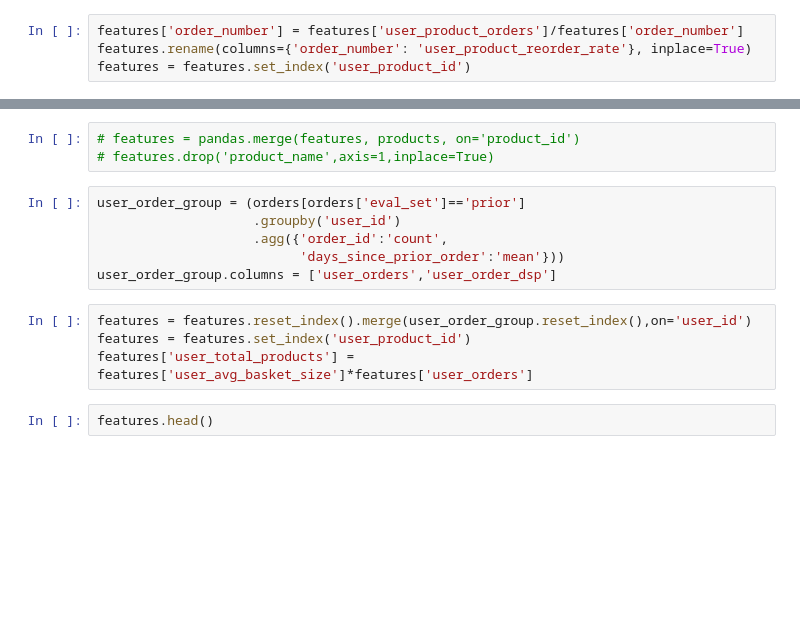
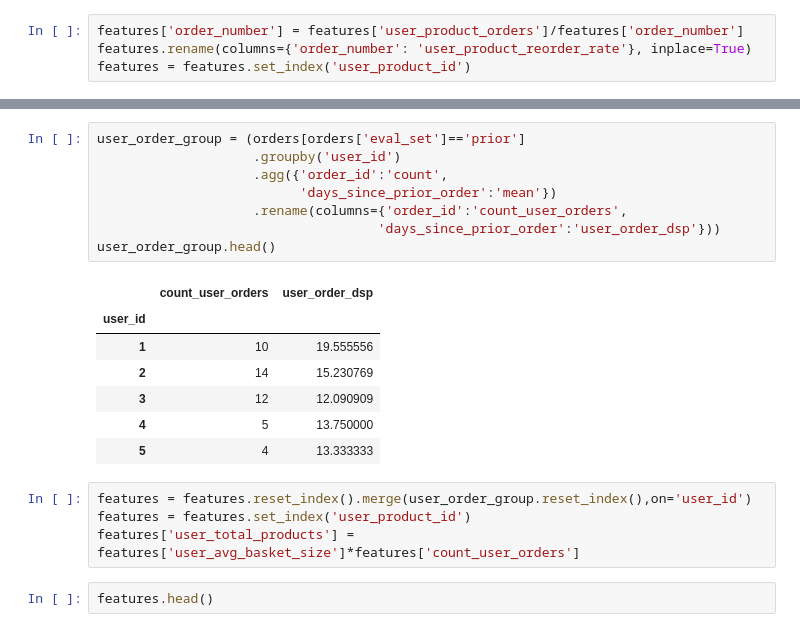
Before and after one commit to Wafic/instacart-kaggle-competition, a Jupyter notebook: kernel_keras_example.ipynb, the cells around one changed output, grey strips where cells are left out. Drawn from its saved outputs; the diff is of its cells as text; blank space fills up the shorter version.

```diff
--- a/kernel_keras_example.ipynb
+++ b/kernel_keras_example.ipynb
@@ -206,19 +226,26 @@ features.head()
 | 19000196 | 19 | 0.333333 | 133 | 39.0 | 5.0 | ... |
 | 21000196 | 21 | 0.030303 | 102 | 30.0 | 3.0 | ... |
 | 31000196 | 31 | 0.100000 | 190 | 66.0 | 3.0 | ... |
-# %%
-# features = pandas.merge(features, products, on='product_id')
-# features.drop('product_name',axis=1,inplace=True)
 # %%
 user_order_group = (orders[orders['eval_set']=='prior']
                     .groupby('user_id')
                     .agg({'order_id':'count',
-                          'days_since_prior_order':'mean'}))
-user_order_group.columns = ['user_orders','user_order_dsp']
+                          'days_since_prior_order':'mean'})
+                    .rename(columns={'order_id':'count_user_orders',
+                                    'days_since_prior_order':'user_order_dsp'}))
+user_order_group.head()
+# %% [output]
+|  | count_user_orders | user_order_dsp |
+| user_id |  |  |
+| 1 | 10 | 19.555556 |
+| 2 | 14 | 15.230769 |
+| 3 | 12 | 12.090909 |
+| 4 | 5 | 13.750000 |
+| 5 | 4 | 13.333333 |
 # %%
 features = features.reset_index().merge(user_order_group.reset_index(),on='user_id')
 features = features.set_index('user_product_id')
-features['user_total_products'] = features['user_avg_basket_size']*features['user_orders']
+features['user_total_products'] = features['user_avg_basket_size']*features['count_user_orders']
 # %%
 features.head()
 # %% [output]
```
Also changed, not shown: parts of 24 cells of this notebook.
